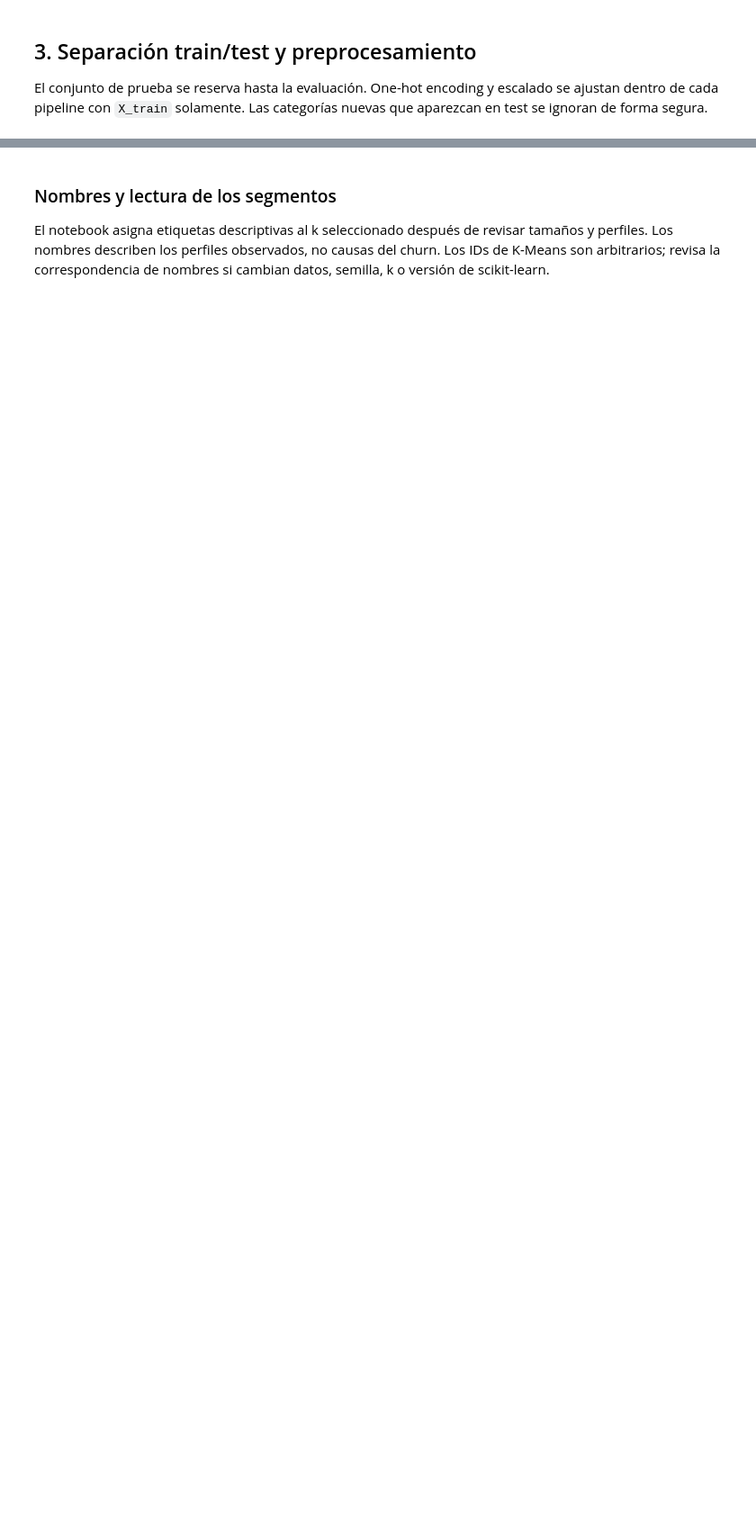
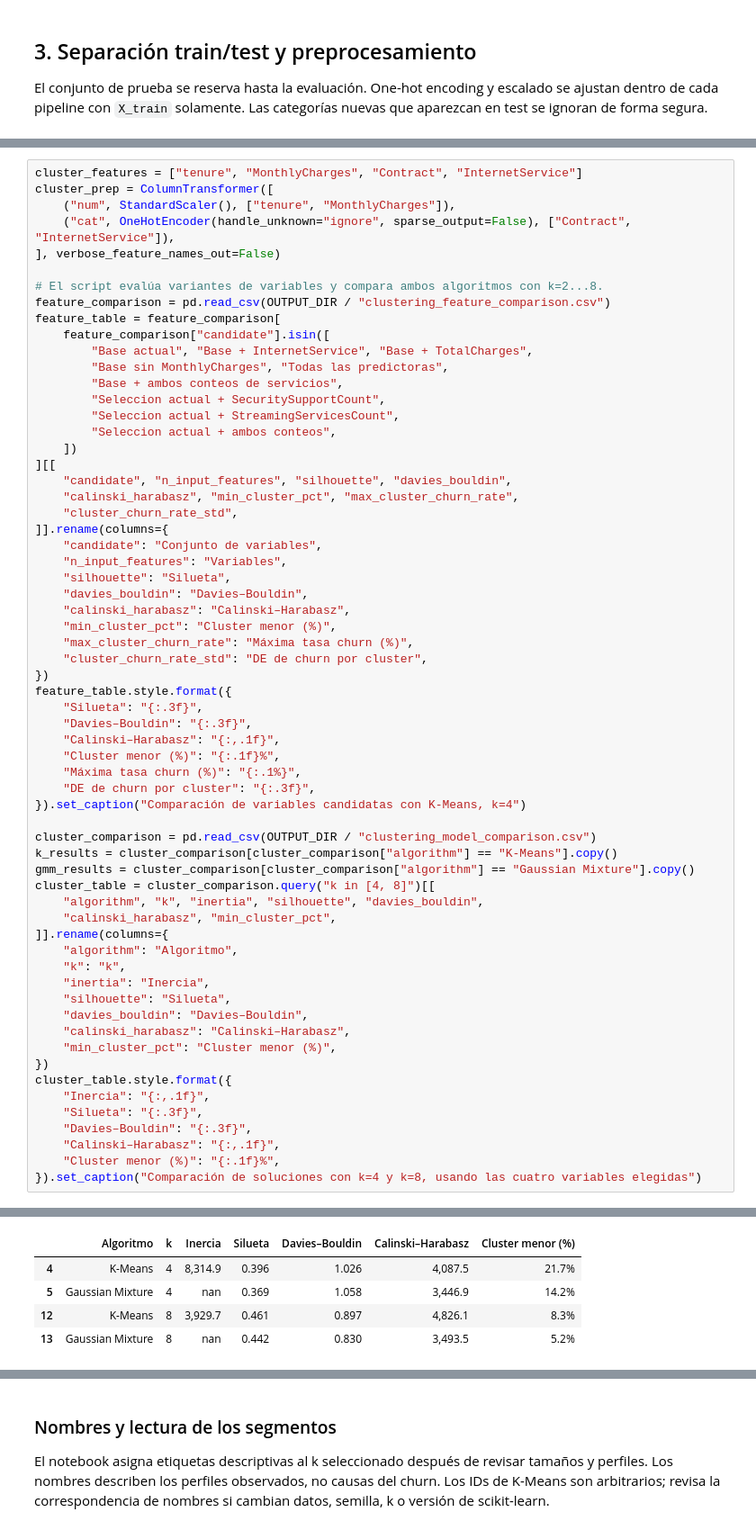
Before and after one commit to HeymichaelRD/customer-churn-analysis, a Jupyter notebook: notebooks/03_modeling_teudys.ipynb, the cells around one changed output, grey strips where cells are left out. Shown at 90% size. Cells and saved outputs as stored; diff of their text form; blank space fills up the shorter version.

```diff
--- a/notebooks/03_modeling_teudys.ipynb
+++ b/notebooks/03_modeling_teudys.ipynb
@@ -217,0 +318,64 @@ cluster_comparison.query("k in [4, 8]").round(3)
+# %%
+cluster_features = ["tenure", "MonthlyCharges", "Contract", "InternetService"]
+cluster_prep = ColumnTransformer([
+    ("num", StandardScaler(), ["tenure", "MonthlyCharges"]),
+    ("cat", OneHotEncoder(handle_unknown="ignore", sparse_output=False), ["Contract", "InternetService"]),
+], verbose_feature_names_out=False)
+
+# El script evalúa variantes de variables y compara ambos algoritmos con k=2...8.
+feature_comparison = pd.read_csv(OUTPUT_DIR / "clustering_feature_comparison.csv")
+feature_table = feature_comparison[
+    feature_comparison["candidate"].isin([
+        "Base actual", "Base + InternetService", "Base + TotalCharges",
+        "Base sin MonthlyCharges", "Todas las predictoras",
+        "Base + ambos conteos de servicios",
+        "Seleccion actual + SecuritySupportCount",
+        "Seleccion actual + StreamingServicesCount",
+        "Seleccion actual + ambos conteos",
+    ])
+][[
+    "candidate", "n_input_features", "silhouette", "davies_bouldin",
+    "calinski_harabasz", "min_cluster_pct", "max_cluster_churn_rate",
+    "cluster_churn_rate_std",
+]].rename(columns={
+    "candidate": "Conjunto de variables",
+    "n_input_features": "Variables",
+    "silhouette": "Silueta",
+    "davies_bouldin": "Davies–Bouldin",
+    "calinski_harabasz": "Calinski–Harabasz",
+    "min_cluster_pct": "Cluster menor (%)",
+    "max_cluster_churn_rate": "Máxima tasa churn (%)",
+    "cluster_churn_rate_std": "DE de churn por cluster",
+})
+feature_table.style.format({
+    "Silueta": "{:.3f}",
+    "Davies–Bouldin": "{:.3f}",
+    "Calinski–Harabasz": "{:,.1f}",
+    "Cluster menor (%)": "{:.1f}%",
+    "Máxima tasa churn (%)": "{:.1%}",
+    "DE de churn por cluster": "{:.3f}",
+}).set_caption("Comparación de variables candidatas con K-Means, k=4")
+
+cluster_comparison = pd.read_csv(OUTPUT_DIR / "clustering_model_comparison.csv")
+k_results = cluster_comparison[cluster_comparison["algorithm"] == "K-Means"].copy()
+gmm_results = cluster_comparison[cluster_comparison["algorithm"] == "Gaussian Mixture"].copy()
+cluster_table = cluster_comparison.query("k in [4, 8]")[[
+    "algorithm", "k", "inertia", "silhouette", "davies_bouldin",
+    "calinski_harabasz", "min_cluster_pct",
+]].rename(columns={
+    "algorithm": "Algoritmo",
+    "k": "k",
+    "inertia": "Inercia",
+    "silhouette": "Silueta",
+    "davies_bouldin": "Davies–Bouldin",
+    "calinski_harabasz": "Calinski–Harabasz",
+    "min_cluster_pct": "Cluster menor (%)",
+})
+cluster_table.style.format({
+    "Inercia": "{:,.1f}",
+    "Silueta": "{:.3f}",
+    "Davies–Bouldin": "{:.3f}",
+    "Calinski–Harabasz": "{:,.1f}",
+    "Cluster menor (%)": "{:.1f}%",
+}).set_caption("Comparación de soluciones con k=4 y k=8, usando las cuatro variables elegidas")
+# %% [output]
@@ -218,3 +383,8 @@ cluster_comparison.query("k in [4, 8]").round(3)
+|  | Algoritmo | k | Inercia | Silueta | Davies–Bouldin | Calinski–Harabasz | Cluster menor (%) |
+| 4 | K-Means | 4 | 8,314.9 | 0.396 | 1.026 | 4,087.5 | 21.7% |
+| 5 | Gaussian Mixture | 4 | nan | 0.369 | 1.058 | 3,446.9 | 14.2% |
+| 12 | K-Means | 8 | 3,929.7 | 0.461 | 0.897 | 4,826.1 | 8.3% |
+| 13 | Gaussian Mixture | 8 | nan | 0.442 | 0.830 | 3,493.5 | 5.2% |
 # %%
 fig, axes = plt.subplots(1, 2, figsize=(12, 4))
 axes[0].plot(k_results["k"], k_results["inertia"], marker="o")
```
Also changed, not shown: parts of 30 cells of this notebook, 3 other files.
